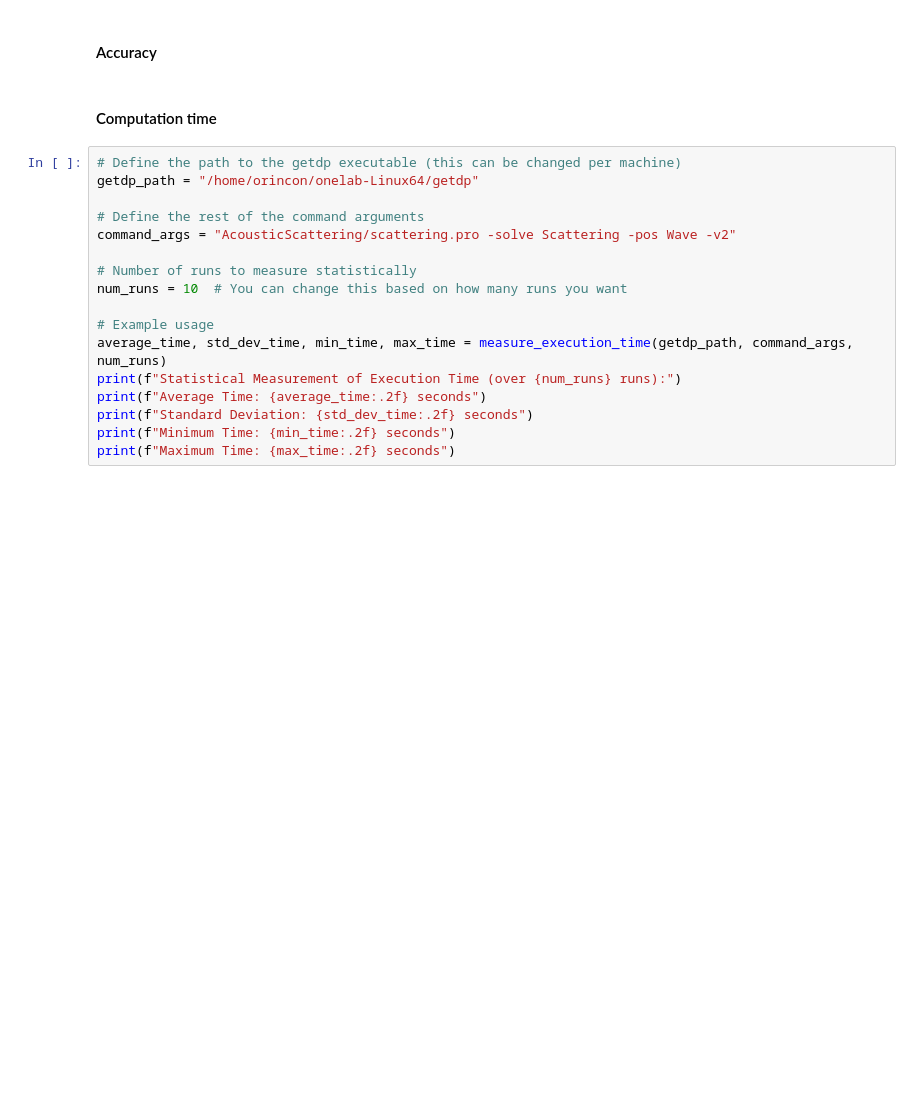
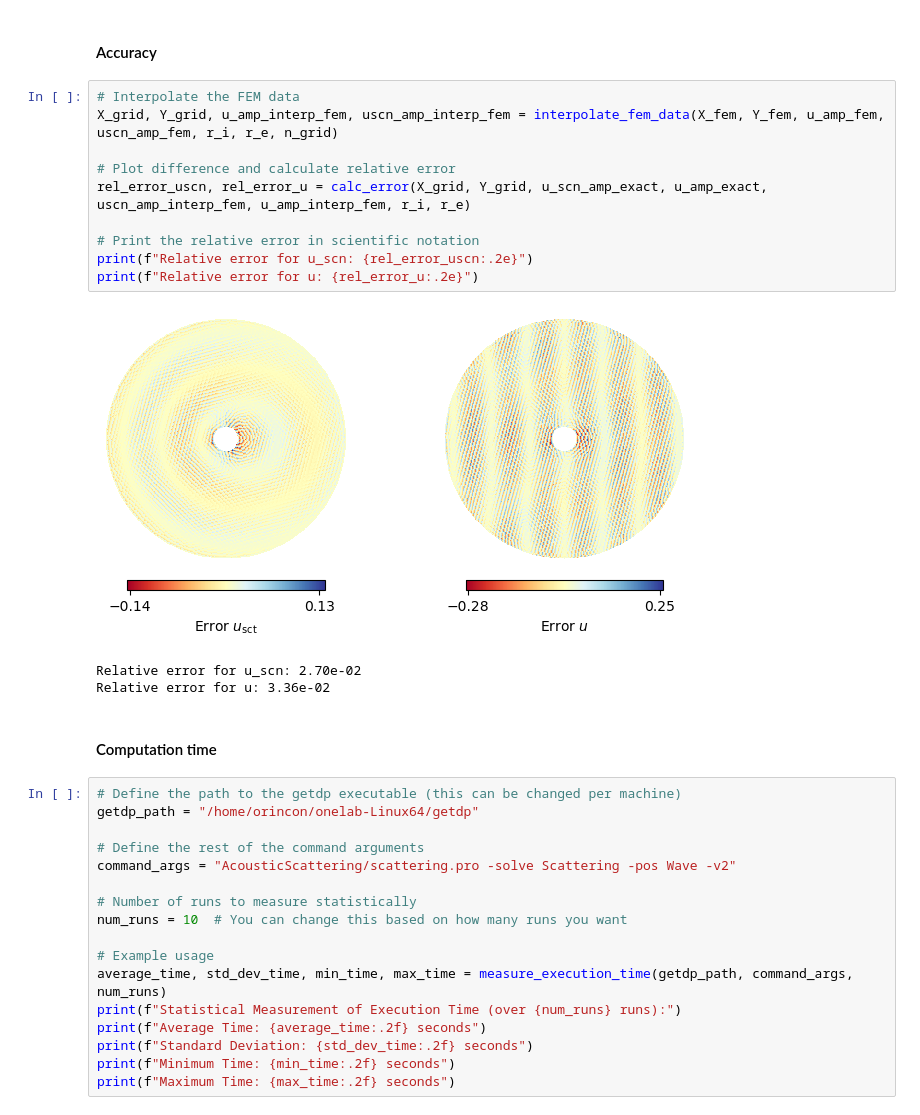
Before and after one commit to oscar-rincon/scattering-problem, a Jupyter notebook: main/analysis_scat_circ.ipynb, the cells around one changed output. Drawn from its saved outputs; the diff is of its cells as text; blank space fills up the shorter version.

```diff
--- a/main/analysis_scat_circ.ipynb
+++ b/main/analysis_scat_circ.ipynb
@@ -64,5 +75,19 @@ plot_fem_results(X_fem, Y_fem, elements_fem, uscn_amp_fem, u_amp_fem)
 # %% [markdown]
 #### Accuracy
+# %%
+# Interpolate the FEM data
+X_grid, Y_grid, u_amp_interp_fem, uscn_amp_interp_fem = interpolate_fem_data(X_fem, Y_fem, u_amp_fem, uscn_amp_fem, r_i, r_e, n_grid)
+
+# Plot difference and calculate relative error
+rel_error_uscn, rel_error_u = calc_error(X_grid, Y_grid, u_scn_amp_exact, u_amp_exact, uscn_amp_interp_fem, u_amp_interp_fem, r_i, r_e)
+
+# Print the relative error in scientific notation
+print(f"Relative error for u_scn: {rel_error_uscn:.2e}")
+print(f"Relative error for u: {rel_error_u:.2e}")
+# %% [output]
+[figure, added]
+Relative error for u_scn: 2.70e-02
+Relative error for u: 3.36e-02
 # %% [markdown]
 #### Computation time
 # %%
```
Also changed, not shown: parts of 9 cells of this notebook, 1 other file.
